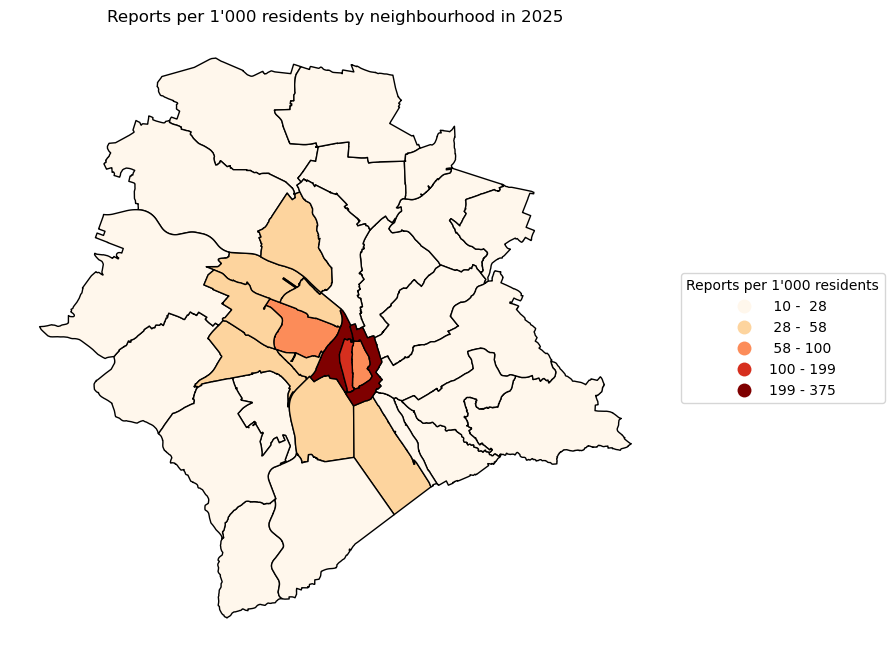
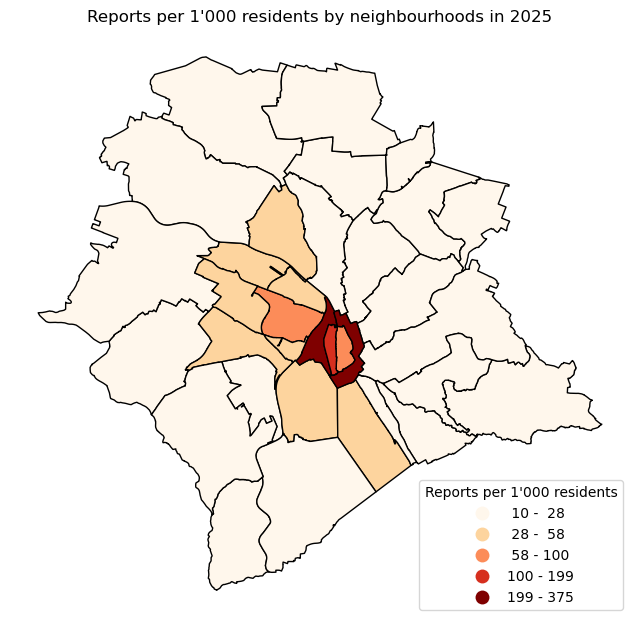
Code edit (unified diff) that turned the first committed figure into the second:
--- before
+++ after
@@ -1,32 +1,6 @@
-fig, ax = plt.subplots(figsize=(10, 8))
-
-neighbourhoods_population.plot(
-    column="reports_per_1000",
-    cmap="OrRd",
-    scheme="NaturalBreaks",
-    k=5,
-    legend=True,
-    edgecolor="black",
-    ax=ax,
-    legend_kwds={
-        "title": "Reports per 1'000 residents",
-        "loc": "center left",
-        "bbox_to_anchor": (1.02, 0.5),
-        "fmt": "{:.0f}"
-    },
-    missing_kwds={
-        "color": "lightgrey",
-        "label": "No data"
-    }
+create_choropleth(
+    neighbourhoods_population,
+    "reports_per_1000",
+    "Reports per 1'000 residents by neighbourhoods in 2025",
+    "Reports per 1'000 residents"
 )
-
-legend = ax.get_legend()
-labels = [text.get_text() for text in legend.get_texts()]
-new_labels = [label.replace(",", " -") for label in labels]
-
-for text, label in zip(legend.get_texts(), new_labels):
-    text.set_text(label)
-
-plt.title("Reports per 1'000 residents by neighbourhood in 2025")
-plt.axis("off")
-plt.show()

Commit: cleaned readme file